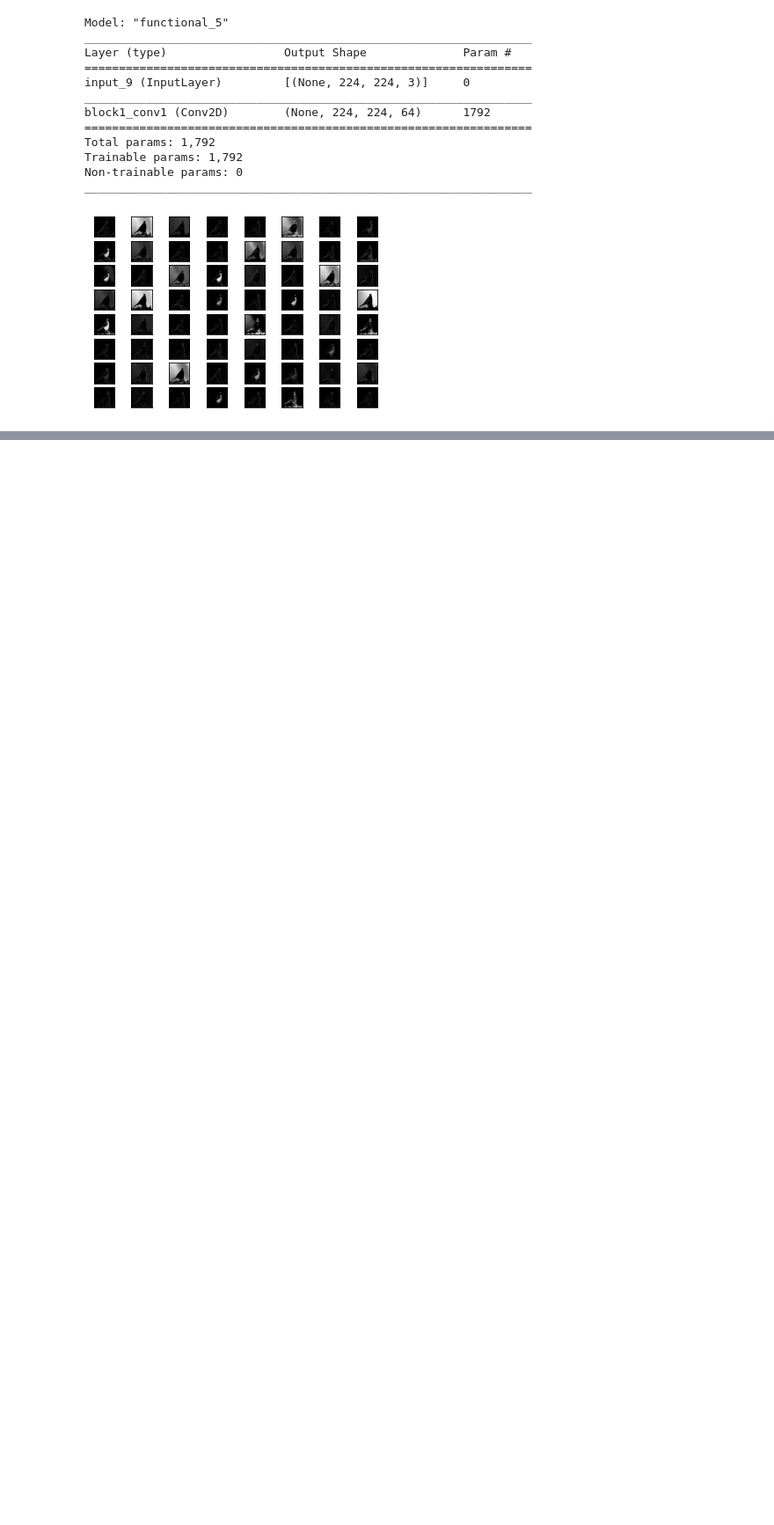
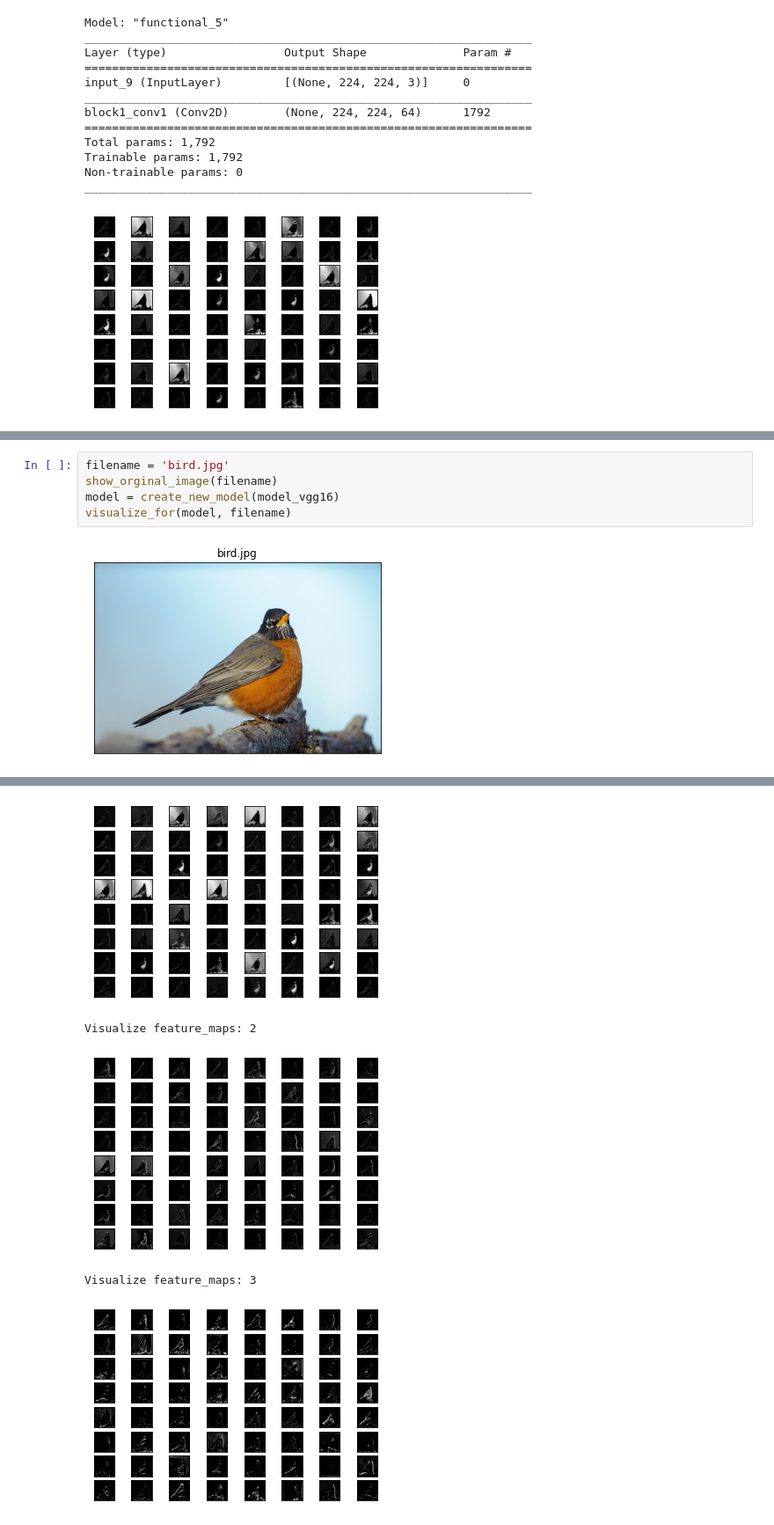
Before and after one commit to MohammadRaziei/Deep-Learning-Cource, a Jupyter notebook: HW02.ipynb, the cells around one changed output, grey strips where cells are left out. Shown at 88% size. Drawn from its saved outputs; the diff is of its cells as text; blank space fills up the shorter version.

```diff
--- a/HW02.ipynb
+++ b/HW02.ipynb
@@ -760,0 +820,7 @@ _________________________________________________________________
+# %%
+filename = 'bird.jpg'
+show_orginal_image(filename)
+model = create_new_model(model_vgg16)
+visualize_for(model, filename)
+# %% [output]
+[figure, added]
@@ -760,0 +829,5 @@ _________________________________________________________________
+[figure, added]
+Visualize feature_maps: 2
+[figure, added]
+Visualize feature_maps: 3
+[figure, added]
```
Also changed, not shown: parts of 6 cells of this notebook.
